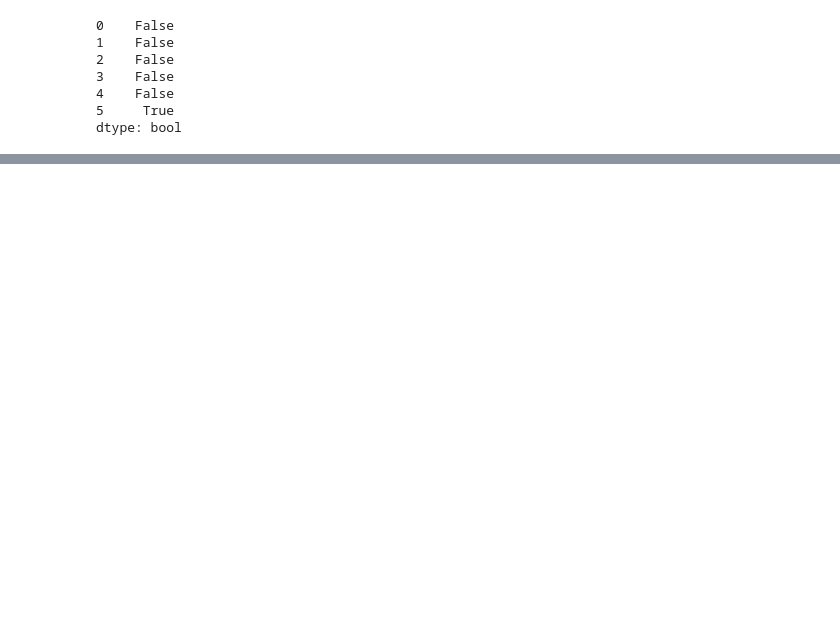
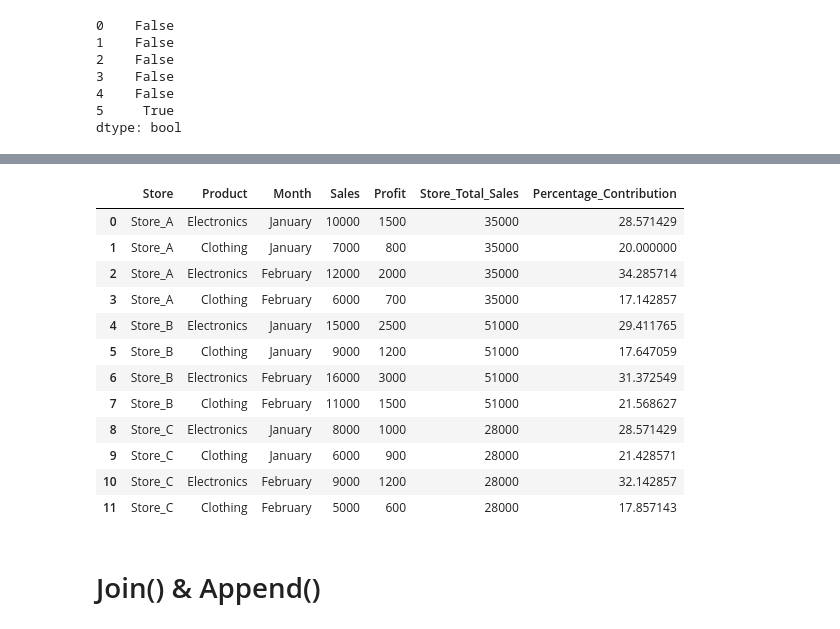
Before and after one commit to mohitsingh109/python-ml-data-science, a Jupyter notebook: pandas.ipynb, the cells around one changed output, grey strips where cells are left out. Saved outputs shown, nothing was run; the diff lists cells and outputs as text; code cells hidden in the pictures; blank space fills up the shorter version.

Commit message:
python-ml-data-science

```diff
--- a/pandas.ipynb
+++ b/pandas.ipynb
@@ -1327,0 +1891,4 @@ df_no_duplicate
+# %%
+# Read the csv
+df = pd.read_csv('sales_data.csv')
+df
@@ -1327,0 +1954,3 @@ df_no_duplicate
+# %%
+# Task 4 Add Percentage Contribution per Store
+df['Store_Total_Sales'] = df.groupby('Store')['Sales'].transform('sum')
@@ -1327,0 +1973,18 @@ df_no_duplicate
+# %%
+df['Percentage_Contribution'] = (df['Sales'] / df['Store_Total_Sales']) * 100
+# %%
+df
+# %% [output]
+|  | Store | Product | Month | Sales | Profit | Store_Total_Sales | Percentage_Contribution |
+| 0 | Store_A | Electronics | January | 10000 | 1500 | 35000 | 28.571429 |
+| 1 | Store_A | Clothing | January | 7000 | 800 | 35000 | 20.000000 |
+| 2 | Store_A | Electronics | February | 12000 | 2000 | 35000 | 34.285714 |
+| 3 | Store_A | Clothing | February | 6000 | 700 | 35000 | 17.142857 |
+| 4 | Store_B | Electronics | January | 15000 | 2500 | 51000 | 29.411765 |
+| 5 | Store_B | Clothing | January | 9000 | 1200 | 51000 | 17.647059 |
+| 6 | Store_B | Electronics | February | 16000 | 3000 | 51000 | 31.372549 |
+| 7 | Store_B | Clothing | February | 11000 | 1500 | 51000 | 21.568627 |
+| 8 | Store_C | Electronics | January | 8000 | 1000 | 28000 | 28.571429 |
+| 9 | Store_C | Clothing | January | 6000 | 900 | 28000 | 21.428571 |
+| 10 | Store_C | Electronics | February | 9000 | 1200 | 28000 | 32.142857 |
+| 11 | Store_C | Clothing | February | 5000 | 600 | 28000 | 17.857143 |
@@ -1327,0 +1995,2 @@ df_no_duplicate
+# %% [markdown]
+# Join() & Append()
```
Also changed, not shown: parts of 133 cells of this notebook, 12 other files.
